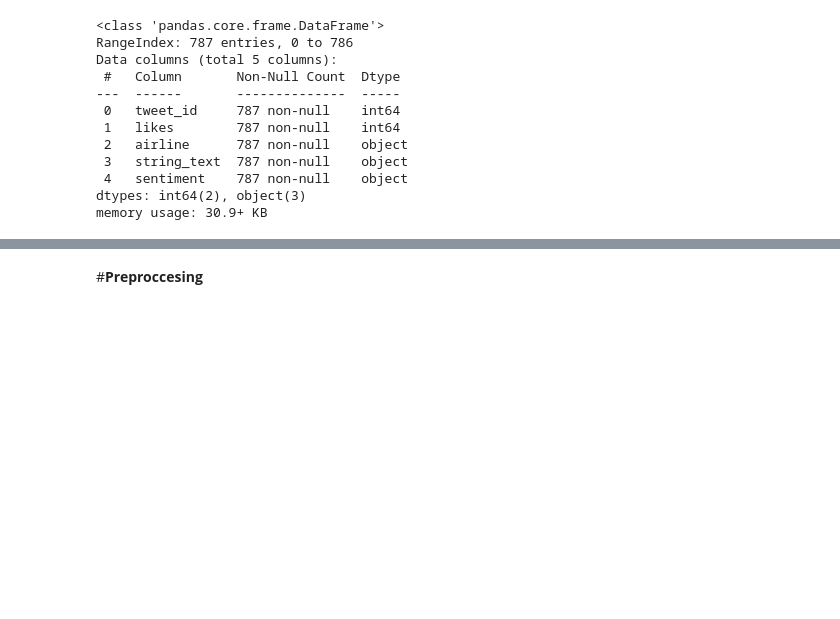
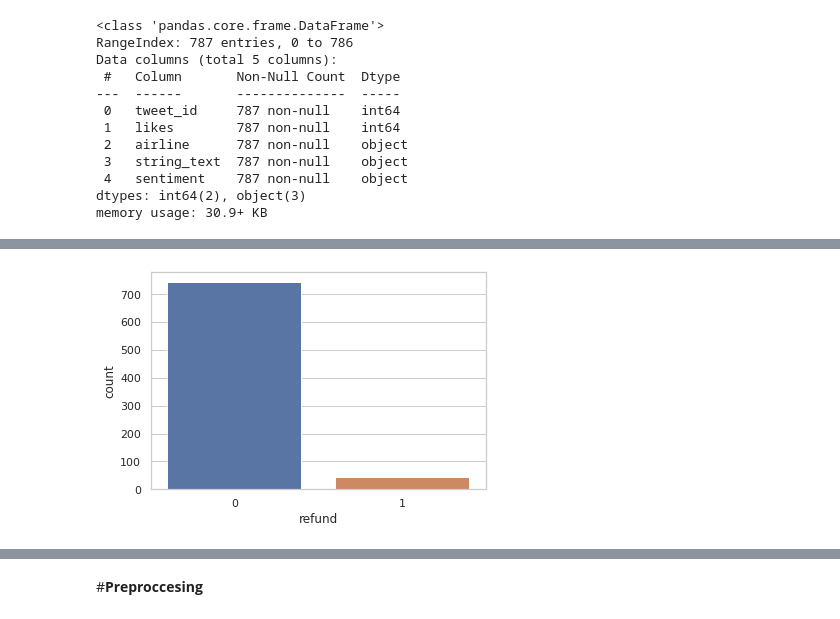
Before and after one commit to buthaina279/DS_Capstone_NLP, a Jupyter notebook: ML.ipynb, the cells around one changed output, grey strips where cells are left out. Cells and saved outputs as stored; diff of their text form; code cells hidden in the pictures; blank space fills up the shorter version.

```diff
--- a/ML.ipynb
+++ b/ML.ipynb
@@ -95,0 +307,5 @@ memory usage: 30.9+ KB
+# %%
+sns.set_theme(style="whitegrid")
+ax = sns.countplot(x="refund",data=airline)
+# %% [output]
+[figure, added]
```
Also changed, not shown: parts of 127 cells of this notebook.
